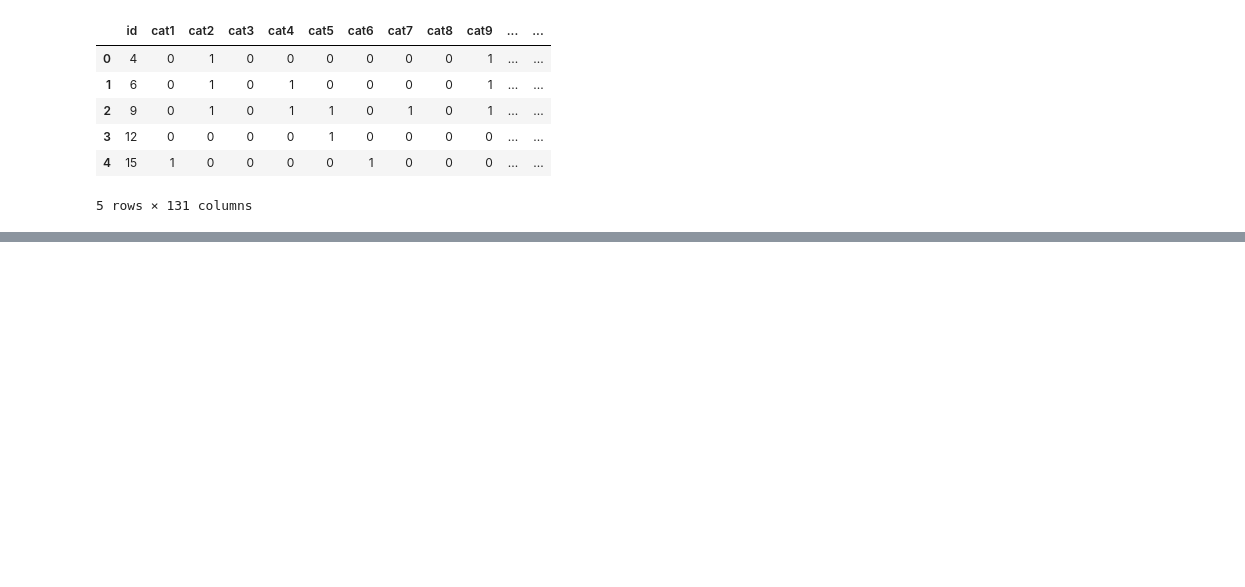
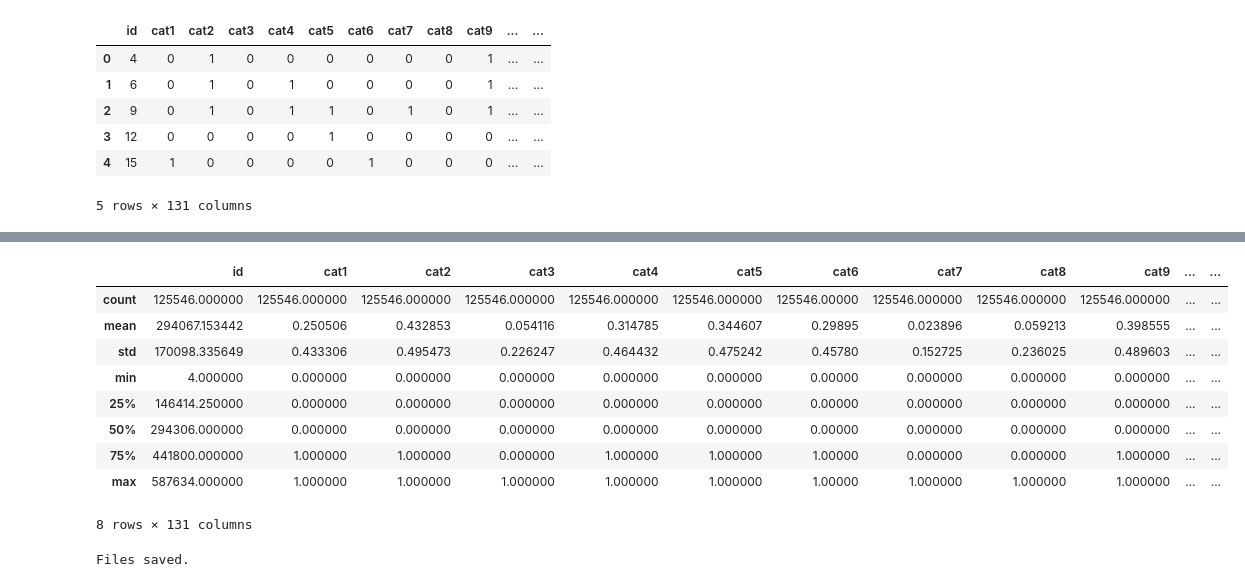
Before and after one commit to bencxs/allstate-claims, a Jupyter notebook: asc_2_preprocess.ipynb, the cells around one changed output, grey strips where cells are left out. Cells and saved outputs as stored; diff of their text form; code cells hidden in the pictures; blank space fills up the shorter version.

```diff
--- a/asc_2_preprocess.ipynb
+++ b/asc_2_preprocess.ipynb
@@ -95,0 +193,30 @@ The continuous variables are somewhat already normalized, so we will skip this t
+# %%
+# Transform test set with parameters done for training set
+def transform_test_set(df, col_to_norm, lambda_vals, mean_std):
+    for col in col_to_norm:
+        if np.min(df[col]) < 1:
+            df[col] = df[col] + np.abs(np.min(df[col])) + 2
+
+    for col, val in zip(col_to_norm, lambda_vals):
+        tformed = boxcox(df[col].values, lmbda=val)
+        df[col] = tformed[0] #By default, Box-Cox outputs array and lambda. We only want the array output.
+
+    for col, (mean, std) in zip(col_to_norm, mean_std):
+        df[col] = df[col].apply(lambda x: (x - mean) / std)
+
+    return df
+
+df_test = transform_test_set(df_test, col_to_norm, lambda_vals, mean_std)
+
+display(df_test.describe())
+# %% [output]
+|  | id | cat1 | cat2 | cat3 | cat4 | cat5 | cat6 | cat7 | cat8 | cat9 | ... | ... |
+| count | 125546.000000 | 125546.000000 | 125546.000000 | 125546.000000 | 125546.000000 | 125546.000000 | 125546.00000 | 125546.000000 | 125546.000000 | 125546.000000 | ... | ... |
+| mean | 294067.153442 | 0.250506 | 0.432853 | 0.054116 | 0.314785 | 0.344607 | 0.29895 | 0.023896 | 0.059213 | 0.398555 | ... | ... |
+| std | 170098.335649 | 0.433306 | 0.495473 | 0.226247 | 0.464432 | 0.475242 | 0.45780 | 0.152725 | 0.236025 | 0.489603 | ... | ... |
+| min | 4.000000 | 0.000000 | 0.000000 | 0.000000 | 0.000000 | 0.000000 | 0.00000 | 0.000000 | 0.000000 | 0.000000 | ... | ... |
+| 25% | 146414.250000 | 0.000000 | 0.000000 | 0.000000 | 0.000000 | 0.000000 | 0.00000 | 0.000000 | 0.000000 | 0.000000 | ... | ... |
+| 50% | 294306.000000 | 0.000000 | 0.000000 | 0.000000 | 0.000000 | 0.000000 | 0.00000 | 0.000000 | 0.000000 | 0.000000 | ... | ... |
+| 75% | 441800.000000 | 1.000000 | 1.000000 | 0.000000 | 1.000000 | 1.000000 | 1.00000 | 0.000000 | 0.000000 | 1.000000 | ... | ... |
+| max | 587634.000000 | 1.000000 | 1.000000 | 1.000000 | 1.000000 | 1.000000 | 1.00000 | 1.000000 | 1.000000 | 1.000000 | ... | ... |
+8 rows × 131 columns
@@ -96,4 +226,7 @@ The continuous variables are somewhat already normalized, so we will skip this t
 # %%
 # Save preprocessed datasets to pickle
-df_train.to_pickle('train_1.pickle')
-df_test.to_pickle('test_1.pickle')
+df_train.to_pickle('train_2.pickle')
+df_test.to_pickle('test_2.pickle')
+print "Files saved."
+# %% [output]
+Files saved.
```
Also changed, not shown: parts of 3 cells of this notebook, 1 other file.
